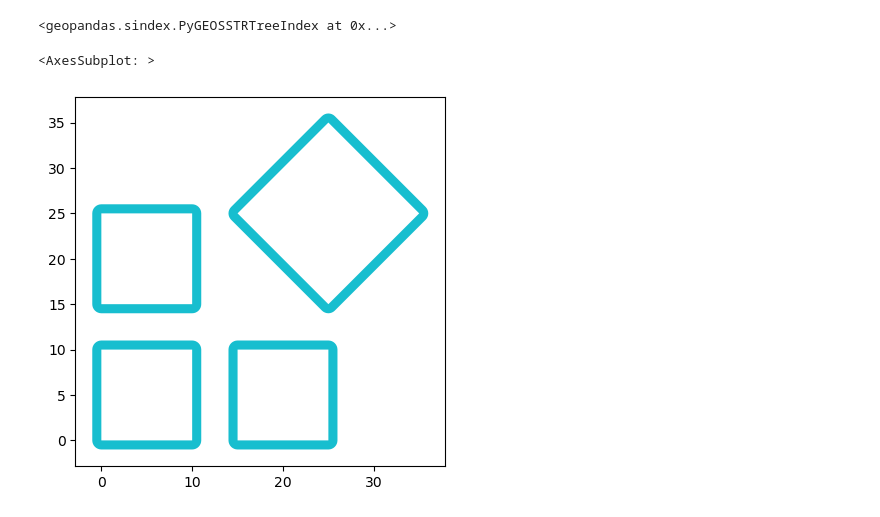
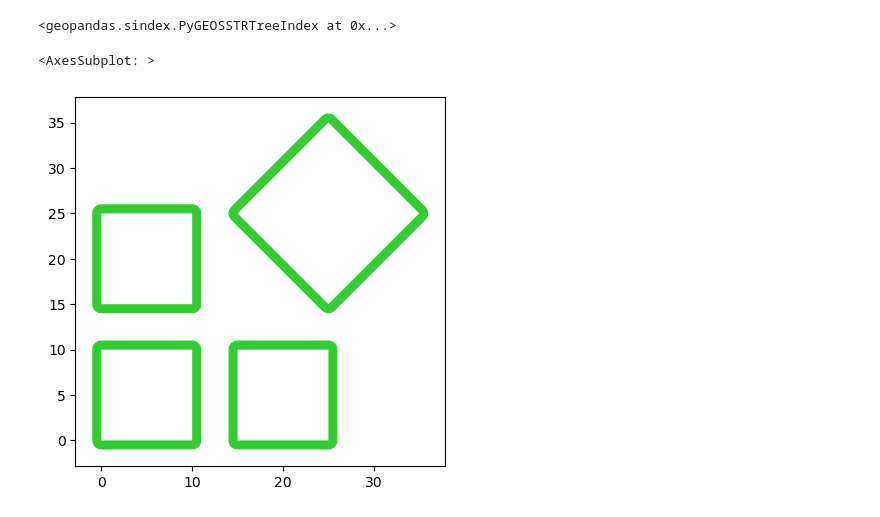
Before and after one commit to Francesco-Ghizzo/GIS, a Jupyter notebook: Shapely/shapely.object.difference.ipynb, the cells around one changed output. Saved outputs shown, nothing was run; the diff lists cells and outputs as text; code cells hidden in the pictures.

```diff
--- a/Shapely/shapely.object.difference.ipynb
+++ b/Shapely/shapely.object.difference.ipynb
@@ -66,10 +73,10 @@ layer1_geoseries.index = geopandas.sjoin(layer1_geodataframe, layer2_geodatafram
 # %%
 difference_polygons = [polygon2.difference(layer1_geoseries[i]) for i, polygon2 in enumerate(layer2_polygons)]
 # %%
-geopandas.GeoDataFrame(geometry=difference_polygons).plot(color='tab:cyan')
+geopandas.GeoDataFrame(geometry=difference_polygons).plot(color='limegreen')
 # %% [output]
 <AxesSubplot: >
-[figure, old version]
+[figure, new version]
 # %%
 # Cast to MultiPolygon
 
```
Also changed, not shown: parts of 4 cells of this notebook.
